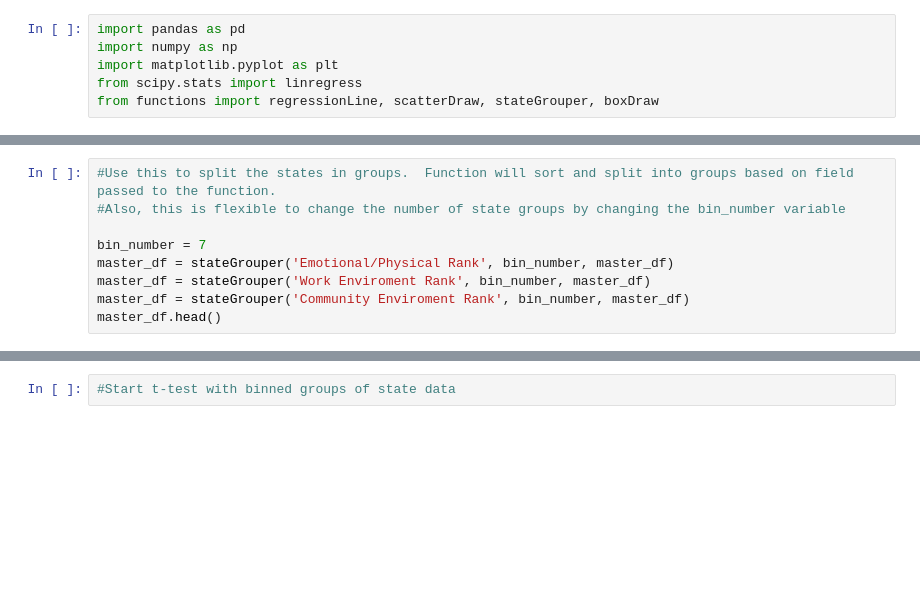
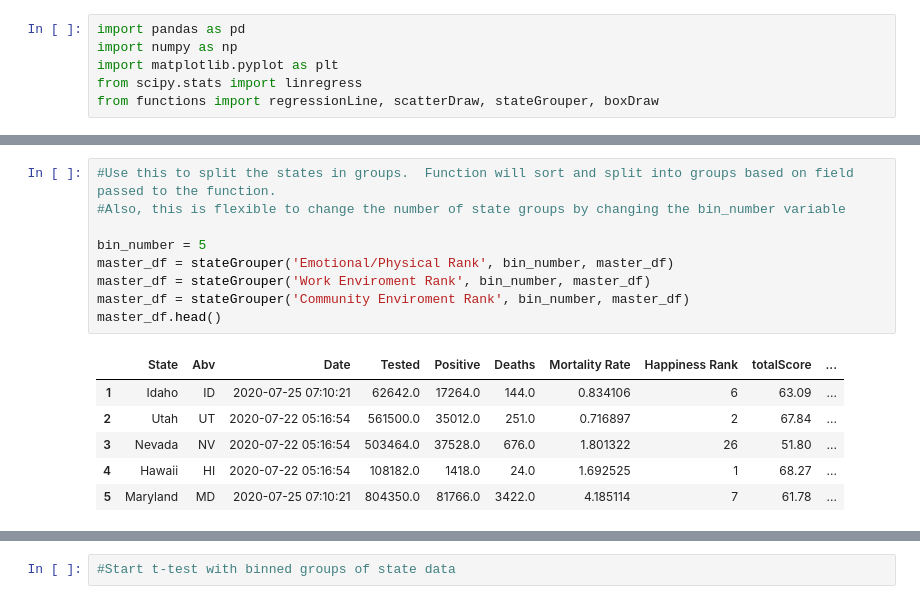
Before and after one commit to arerickson28/happiness_during_corona, a Jupyter notebook: Main_EmotPhys_Jason.ipynb, the cells around one changed output, grey strips where cells are left out. Drawn from its saved outputs; the diff is of its cells as text; blank space fills up the shorter version.

Commit message:
changing number of bins in jason main

```diff
--- a/Main_EmotPhys_Jason.ipynb
+++ b/Main_EmotPhys_Jason.ipynb
@@ -26,12 +53,19 @@ plt.show()
 # %%
 #Use this to split the states in groups.  Function will sort and split into groups based on field passed to the function.
 #Also, this is flexible to change the number of state groups by changing the bin_number variable
 
-bin_number = 7
+bin_number = 5
 master_df = stateGrouper('Emotional/Physical Rank', bin_number, master_df)
 master_df = stateGrouper('Work Enviroment Rank', bin_number, master_df)
 master_df = stateGrouper('Community Enviroment Rank', bin_number, master_df)
 master_df.head()
+# %% [output]
+|  | State | Abv | Date | Tested | Positive | Deaths | Mortality Rate | Happiness Rank | totalScore | ... |
+| 1 | Idaho | ID | 2020-07-25 07:10:21 | 62642.0 | 17264.0 | 144.0 | 0.834106 | 6 | 63.09 | ... |
+| 2 | Utah | UT | 2020-07-22 05:16:54 | 561500.0 | 35012.0 | 251.0 | 0.716897 | 2 | 67.84 | ... |
+| 3 | Nevada | NV | 2020-07-22 05:16:54 | 503464.0 | 37528.0 | 676.0 | 1.801322 | 26 | 51.80 | ... |
+| 4 | Hawaii | HI | 2020-07-22 05:16:54 | 108182.0 | 1418.0 | 24.0 | 1.692525 | 1 | 68.27 | ... |
+| 5 | Maryland | MD | 2020-07-25 07:10:21 | 804350.0 | 81766.0 | 3422.0 | 4.185114 | 7 | 61.78 | ... |
 # %%
 #This will draw the boxplots for any previously binned collection of data at the field level.
 box = boxDraw('Emotional/Physical Rank', bin_number, master_df)
```
Also changed, not shown: parts of 6 cells of this notebook.
